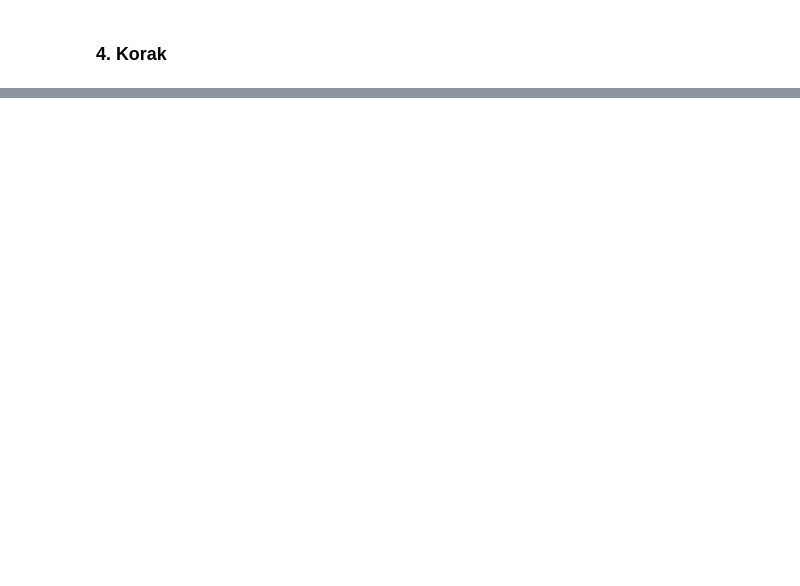
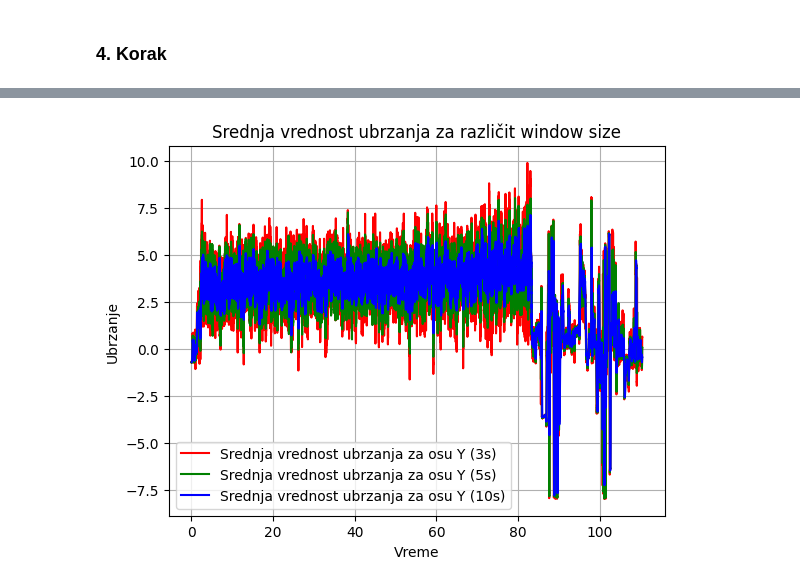
Before and after one commit to NastasijaaS/Running-data, a Jupyter notebook: Project.ipynb, the cells around one changed output, grey strips where cells are left out. Drawn from its saved outputs; the diff is of its cells as text; code cells hidden in the pictures; blank space fills up the shorter version.

```diff
--- a/Project.ipynb
+++ b/Project.ipynb
@@ -598,0 +601,3 @@ Blago pozitivna korelacija između komponenti ubrzanja duž ose z (az) može uka
+# %%
+leg_data['intensity_leg'] = np.sqrt(leg_data['ax_Nenad Second Runner']**2 + leg_data['ay_Nenad Second Runner']**2 + leg_data['az_Nenad Second Runner']**2)
+arm_data['intensity_arm'] = np.sqrt(arm_data['ax_Nenad Third Runner']**2 + arm_data['ay_Nenad Third Runner']**2 + arm_data['az_Nenad Third Runner']**2)
@@ -600,0 +620,9 @@ Blago pozitivna korelacija između komponenti ubrzanja duž ose z (az) može uka
+# %%
+leg_data_final=leg_data.copy()
+arm_data_final=arm_data.copy()
+
+leg_data_final['hr'] = data['hr']
+leg_data_final['time'] = data['time']
+
+arm_data_final['hr'] = data['hr']
+arm_data_final['time'] = data['time']
@@ -600,0 +706,14 @@ Blago pozitivna korelacija između komponenti ubrzanja duž ose z (az) može uka
+# %%
+colors = ['r', 'g', 'b']
+for i, window_size in enumerate(window_sizes):
+    x_values = leg_data_final['time'] / 60
+    plt.plot(x_values, leg_data_final[f'mean_acceleration_y_{window_size}s'], label=f'Srednja vrednost ubrzanja za osu Y ({window_size}s)', color=colors[i])
+
+plt.legend()
+plt.title('Srednja vrednost ubrzanja za različit window size')
+plt.xlabel('Vreme')
+plt.ylabel('Ubrzanje')
+plt.grid(True)
+plt.show()
+# %% [output]
+[figure, added]
```
Also changed, not shown: parts of 32 cells of this notebook.
